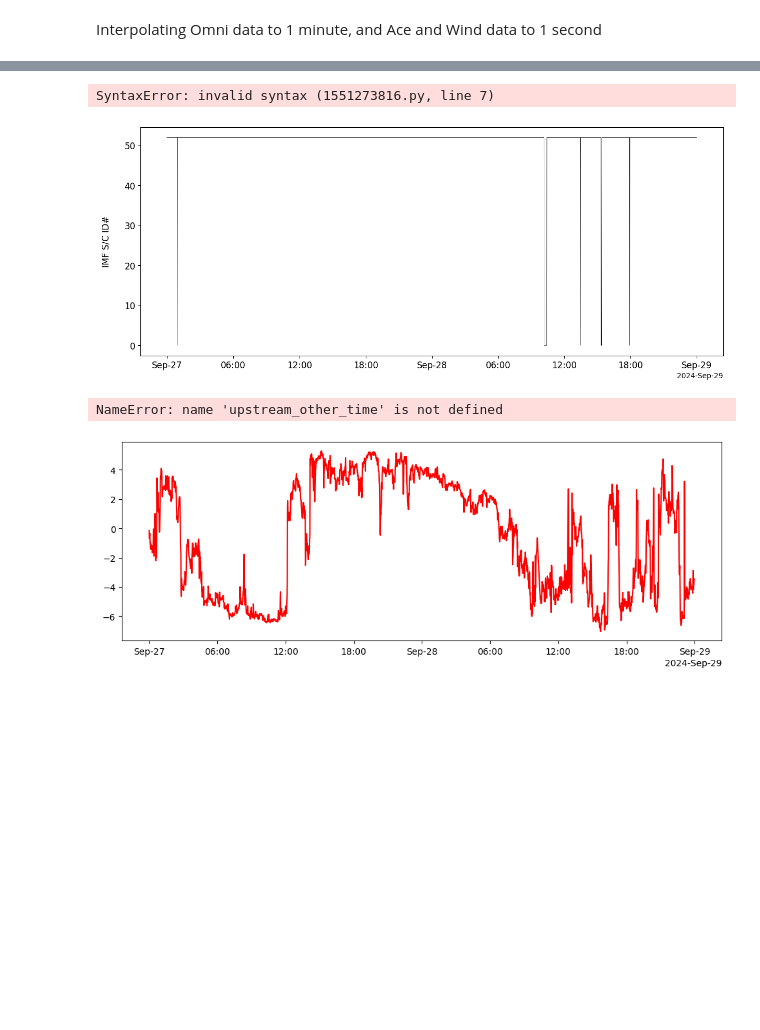
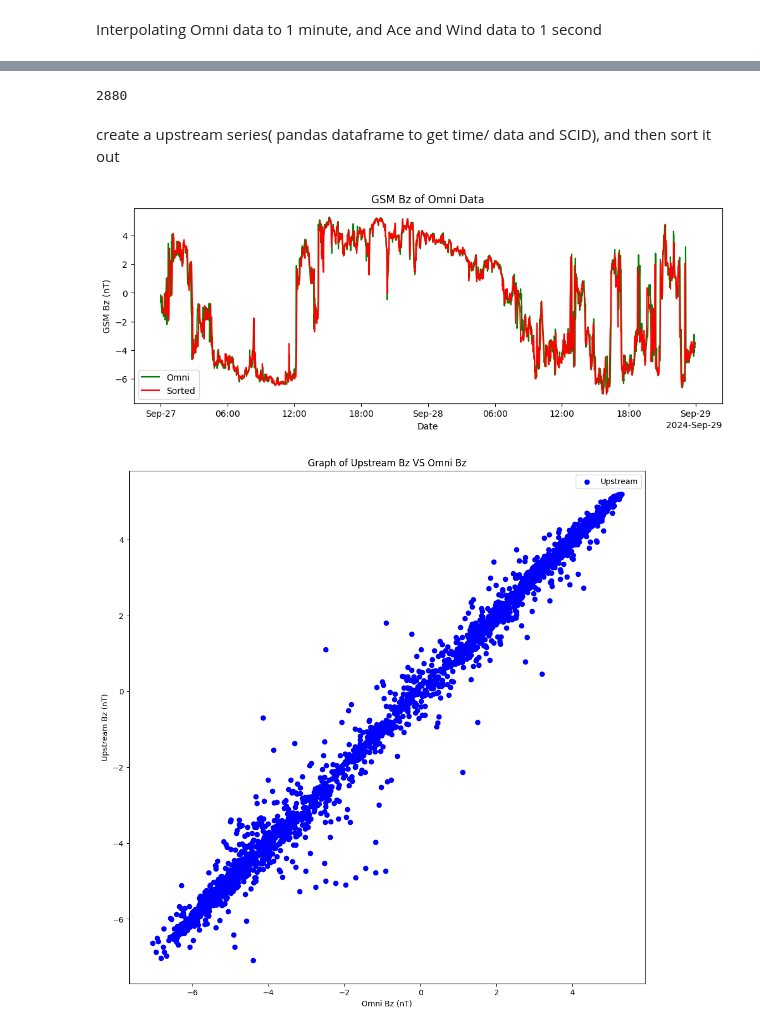
Before and after one commit to brianli755/L1_Prop, a Jupyter notebook: WindOrAce.ipynb, the cells around one changed output, grey strips where cells are left out. Drawn from its saved outputs; the diff is of its cells as text; code cells hidden in the pictures; blank space fills up the shorter version.

Commit message:
fixed the problem where our phase shift was double what it is suppose to be

```diff
--- a/WindOrAce.ipynb
+++ b/WindOrAce.ipynb
@@ -81,23 +103,18 @@ Interpolating Omni data to 1 minute, and Ace and Wind data to 1 second
 # %%
-
-
-omni = pd.DataFrame({'Time': get_data('BZ_GSM')[0], 'BZ_GSM': get_data('BZ_GSM')[1],'IMF': get_data('IMF')[1], "ts": get_data('Timeshift')[1]})
+omni = pd.DataFrame({'Time': get_data('BZ_GSM')[0], 'BZ': get_data('BZ_GSM')[1],'IMF': get_data('IMF')[1], "ts": get_data('Timeshift')[1], 'VZ': get_data('Vz')[1], 'Density': get_data('proton_density')[1], 'Temp': get_data('T')[1]})
 omni['Time'] = pd.to_datetime(omni['Time'], unit='s')
 omni = omni.set_index('Time')
 omni = omni.resample('min').mean().interpolate(method='linear').ffill().bfill()
 omni = omni.reset_index()
 
-
-ace = pd.DataFrame({'Time': get_data('BGSM')[0], 'BX_GSM': get_data('BGSM')[1][:,2]})
+ace = pd.DataFrame({'Time': get_data('BGSM')[0], 'BZ': get_data('BGSM')[1][:,2]}, columns = ['Time', 'BZ']).replace(to_replace=[999.999, 9999.99, 99999.9, 9999999], value=np.nan)
 ace['Time'] = pd.to_datetime(ace['Time'], unit='s')
 ace = ace.set_index('Time')
 ace = ace.resample('s').mean().interpolate(method='linear').ffill().bfill()
 ace = ace.reset_index()
-#, columns = ['Time', 'BX_GSM', 'BY_GSM', 'BZ_GSM', 'VX', 'VY', 'VZ', 'N', 'T', 'Xpos']).replace(to_replace=[999.990, 9999.99, 99999.9, 9999999], value=np.nan
 
-wind = pd.DataFrame({'Time': get_data('B3GSM')[0], 'BX_GSM': get_data('B3GSM')[1][:,2]})
+wind = pd.DataFrame({'Time': get_data('B3GSM')[0], 'BZ': get_data('B3GSM')[1][:,2]}, columns = ['Time', 'BZ']).replace(to_replace=[999.999, 9999.99, 99999.9, 9999999], value=np.nan)
 wind['Time'] = pd.to_datetime(wind['Time'], unit='s')
 wind = wind.set_index('Time')
-wind = wind.resample('s').mean().ffill().interpolate(method='linear').bfill()
+wind = wind.resample('s').mean().interpolate(method='linear').ffill().bfill()
 wind = wind.reset_index()
-#, columns = ['Time', 'BX_GSM', 'BY_GSM', 'BZ_GSM', 'VX', 'VY', 'VZ', 'N', 'T', 'Xpos']).replace(to_replace=[999.990, 9999.99, 99999.9, 9999999], value=np.nan
@@ -121,36 +157,60 @@ print(a)
 # %%
 upstream = []
 upstream_time = []
-
+shift = []
 for i in range(len(omni['IMF'])):
     delta = pd.Timedelta(omni['ts'][i], unit='s')
     time = omni['Time'][i] - delta
-    index =
+    shift.append(delta)
     if omni["IMF"][i] == 51 or 52:
-        upstream.append(ace['Time'][index])
+        ind = ace.loc[ace['Time'] == omni['Time'].iloc[i]-delta].index[0]
+        upstream.append(ace['BZ'][ind])
         upstream_time.append(time)
+        #upstream_time.append(omni['Time'][i])
     elif omni["IMF"][i] == 71:
-        upstream.append(wind['Time'][index])
+        ind = wind.loc[wind['Time'] == omni['Time'].iloc[i]-delta].index[0]
+        upstream.append(wind['BZ'][ind])
         upstream_time.append(time)
+        #upstream_time.append(omni['Time'][i])
     else:
-        upstream.append(0)
+        upstream.append(np.nan)
         upstream_time.append(time)
+        #upstream_time.append(omni['Time'][i])
+
+
+upstream_wind = pd.DataFrame({'Time': upstream_time, 'BZ': upstream})
+upstream_wind = upstream_wind.sort_values(by='Time')
+upstream_wind = upstream_wind.set_index('Time')
+#upstream_wind = upstream_wind.resample('min').mean().ffill().interpolate(method='linear').bfill()
+upstream_wind = upstream_wind.reset_index()
+
+avg_ts = pd.to_timedelta(pd.Series(shift)).mean()
-# %% [output]
-SyntaxError: invalid syntax (1551273816.py, line 7)
-# %%
-tplot(['IMF'])
-# %% [output]
-[figure, removed]
+# %%
+print(len(upstream_wind))
+# %% [output]
+2880
+# %% [markdown]
+create a upstream series( pandas dataframe to get time/ data and SCID), and then sort it out
 # %%
 fig, ax = plt.subplots(figsize = (12,4))
-plt.plot(upstream_time, upstream, label='Wind', color='blue', linestyle='-')
-plt.plot(omni['Time'], omni['BZ_GSM'], label='Ace', color='red', linestyle='-')
-plt.plot(upstream_other_time, upstream_other, label='Other', color='green', linestyle='-')
+#plt.plot(upstream_time, upstream, label='Upstream', color='blue', linestyle='-')
+plt.plot(omni['Time'], omni['BZ'], label='Omni', color='green', linestyle='-')
+plt.plot(upstream_wind['Time']+pd.Timedelta(minutes=56), upstream_wind['BZ'], label='Sorted', color='red', linestyle='-')
 plt.xlabel('Date')
 plt.ylabel('GSM Bz (nT)')
 plt.title('GSM Bz of Omni Data')
 plt.legend()
 plt.show()
 # %% [output]
-NameError: name 'upstream_other_time' is not defined
-[figure, old version]
+[figure, new version]
+# %%
+fig, ax = plt.subplots(figsize = (12,12))
+plt.scatter(omni['BZ'], upstream_wind['BZ'], label='Upstream', color='blue')
+
+plt.xlabel('Omni Bz (nT)')
+plt.ylabel('Upstream Bz (nT)')
+plt.title('Graph of Upstream Bz VS Omni Bz')
+plt.legend()
+plt.show()
+# %% [output]
+[figure, added]
```
Also changed, not shown: parts of 17 cells of this notebook, 1 other file.
